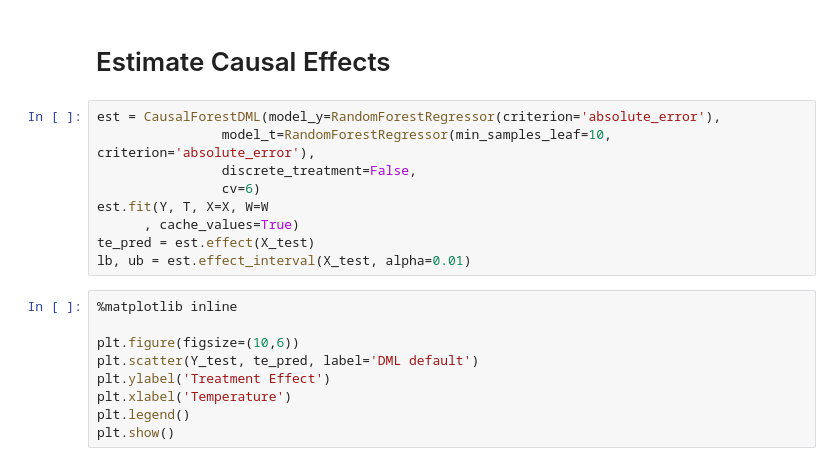
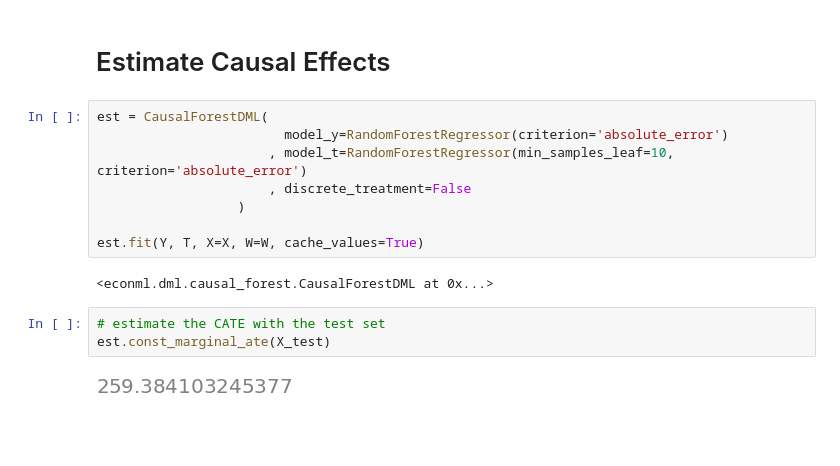
Before and after one commit to adi-jacobson/causal-ice-cream, a Jupyter notebook: notebooks/causal_modelling_econl_ml_only.ipynb, the cells around one changed output. Drawn from its saved outputs; the diff is of its cells as text; blank space fills up the shorter version.

Commit message:
Getting tree cate interpreter to work!

```diff
--- a/notebooks/causal_modelling_econl_ml_only.ipynb
+++ b/notebooks/causal_modelling_econl_ml_only.ipynb
@@ -45,23 +64,20 @@ Y_train, Y_test, T_train, T_test, X_train, X_test, W_train, W_test = train_test_
 # %% [markdown]
 # Estimate Causal Effects
 # %%
-est = CausalForestDML(model_y=RandomForestRegressor(criterion='absolute_error'),
-                model_t=RandomForestRegressor(min_samples_leaf=10, criterion='absolute_error'),
-                discrete_treatment=False,
-                cv=6)
-est.fit(Y, T, X=X, W=W
-      , cache_values=True)
-te_pred = est.effect(X_test)
-lb, ub = est.effect_interval(X_test, alpha=0.01)
+est = CausalForestDML(
+                        model_y=RandomForestRegressor(criterion='absolute_error')
+                      , model_t=RandomForestRegressor(min_samples_leaf=10, criterion='absolute_error')
+                      , discrete_treatment=False
+                  )
+
+est.fit(Y, T, X=X, W=W, cache_values=True)
+# %% [output]
+<econml.dml.causal_forest.CausalForestDML at 0x...>
-# %%
-%matplotlib inline
-
-plt.figure(figsize=(10,6))
-plt.scatter(Y_test, te_pred, label='DML default')
-plt.ylabel('Treatment Effect')
-plt.xlabel('Temperature')
-plt.legend()
-plt.show()
+# %%
+# estimate the CATE with the test set
+est.const_marginal_ate(X_test)
+# %% [output]
+[figure, added]
 # %%
 %matplotlib inline
 
```
Also changed, not shown: parts of 7 cells of this notebook.
